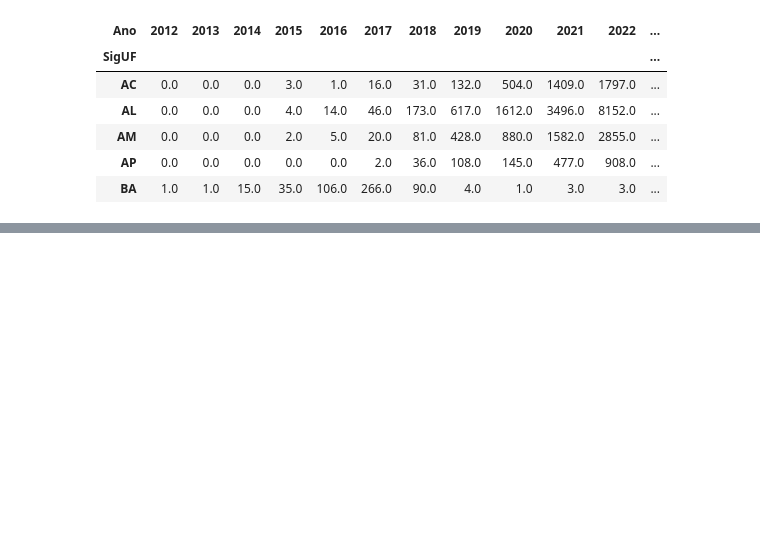
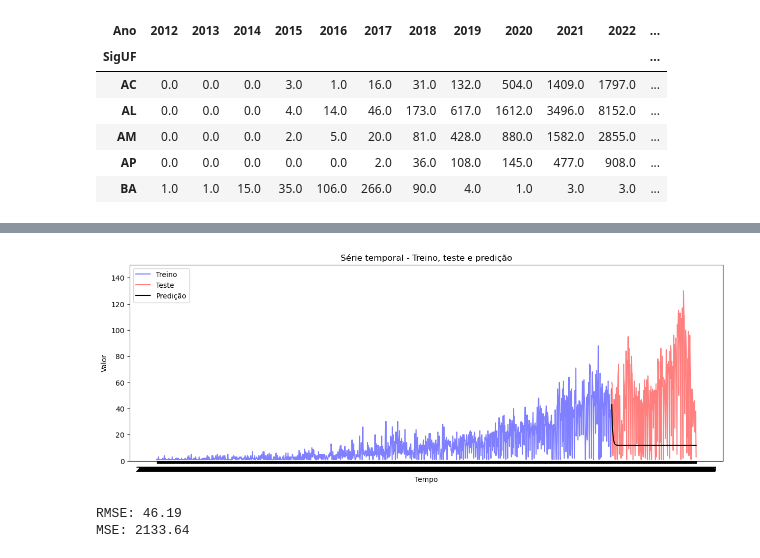
Before and after one commit to gabriel1berto/Aneel_, a Jupyter notebook: Codigos/Desafio 1.ipynb, the cells around one changed output, grey strips where cells are left out. Drawn from its saved outputs; the diff is of its cells as text; code cells hidden in the pictures; blank space fills up the shorter version.

```diff
--- a/Codigos/Desafio 1.ipynb
+++ b/Codigos/Desafio 1.ipynb
@@ -777,0 +980,34 @@ ModuleNotFoundError: No module named 'fbprophet'
+# %%
+#_________________PREDIÇÃO_________________#
+X_pred = resultado.predict(start=len(X_treino), end=len(X_treino)+len(X_teste)-1)
+# %%
+fig, ax = plt.subplots(figsize=(15, 5))
+plt.plot(t_treino, X_treino, color='blue', alpha=0.5, label='Treino')
+plt.plot(t_teste, X_teste, color='red', alpha=0.5, label='Teste')
+plt.plot(t_teste, X_pred, color='black', label='Predição')
+plt.xlabel('Tempo')
+plt.ylabel('Valor')
+plt.title('Série temporal - Treino, teste e predição')
+plt.legend()
+plt.ylim(0, 150)
+plt.show()
+
+#o modelo não está sendo capaz de capturar as variações presentes nos dados.
+# %% [output]
+[figure, added]
+# %%
+#_________________ERRO_________________#
+
+
+from sklearn.metrics import mean_squared_error
+MSE = mean_squared_error(X_teste, X_pred)
+RMSE = np.sqrt(MSE)
+print('RMSE: {:.2f}'.format(RMSE))
+print('MSE: {:.2f}'.format(MSE))
+
+# RMSE (Root Mean Squared Error) é uma medida de erro quadrático. Em média, os valores previstos estão a cerca de 46.19 unidades de distância dos valores observados.
+
+# MSE (Mean Squared Error) é a média dos erros ao quadrado, o que pode ser útil para comparar diferentes modelos. A previsão está 2133.64 unidades de distância ao quadrado.
+# %% [output]
+RMSE: 46.19
+MSE: 2133.64
```
Also changed, not shown: parts of 40 cells of this notebook, 4 other files.
